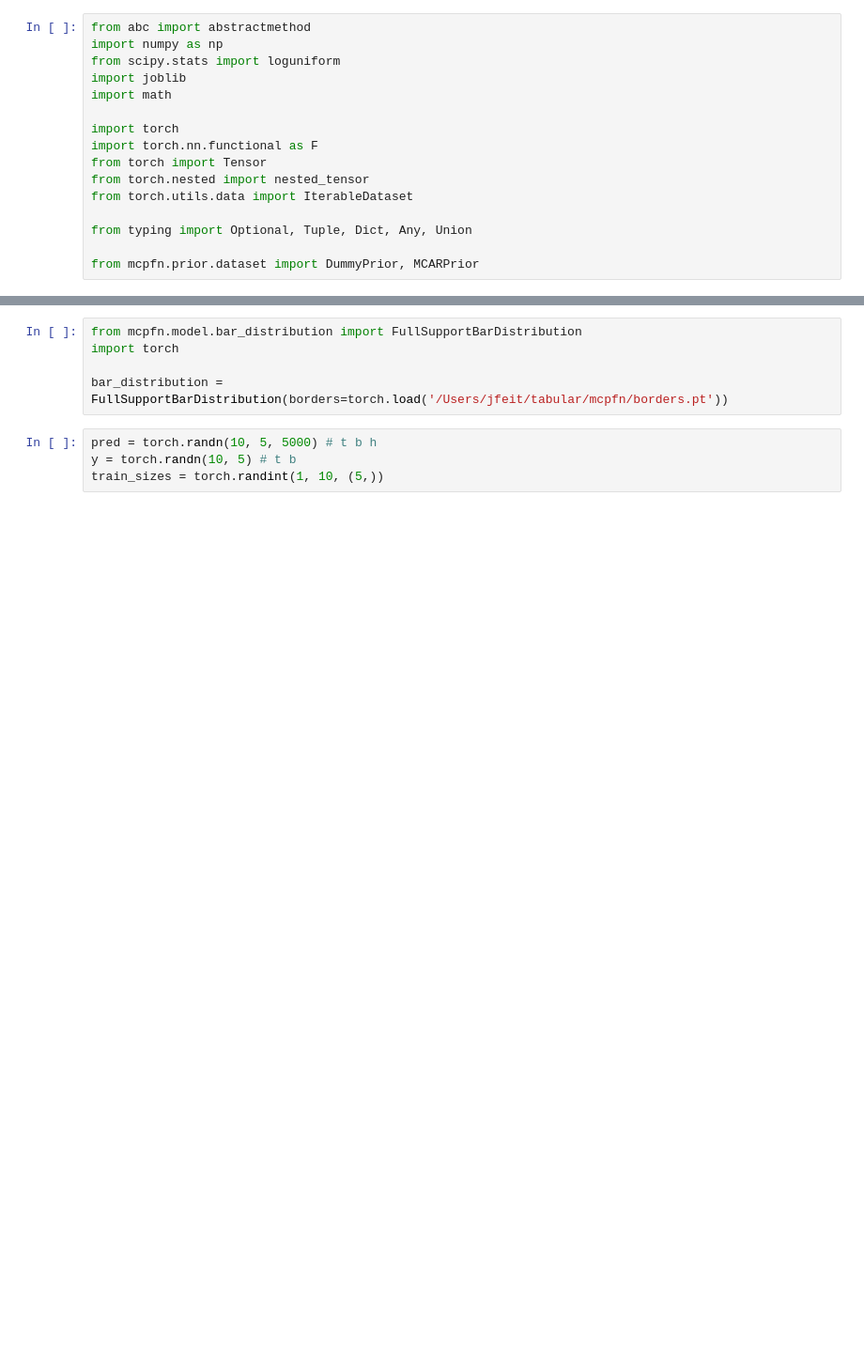
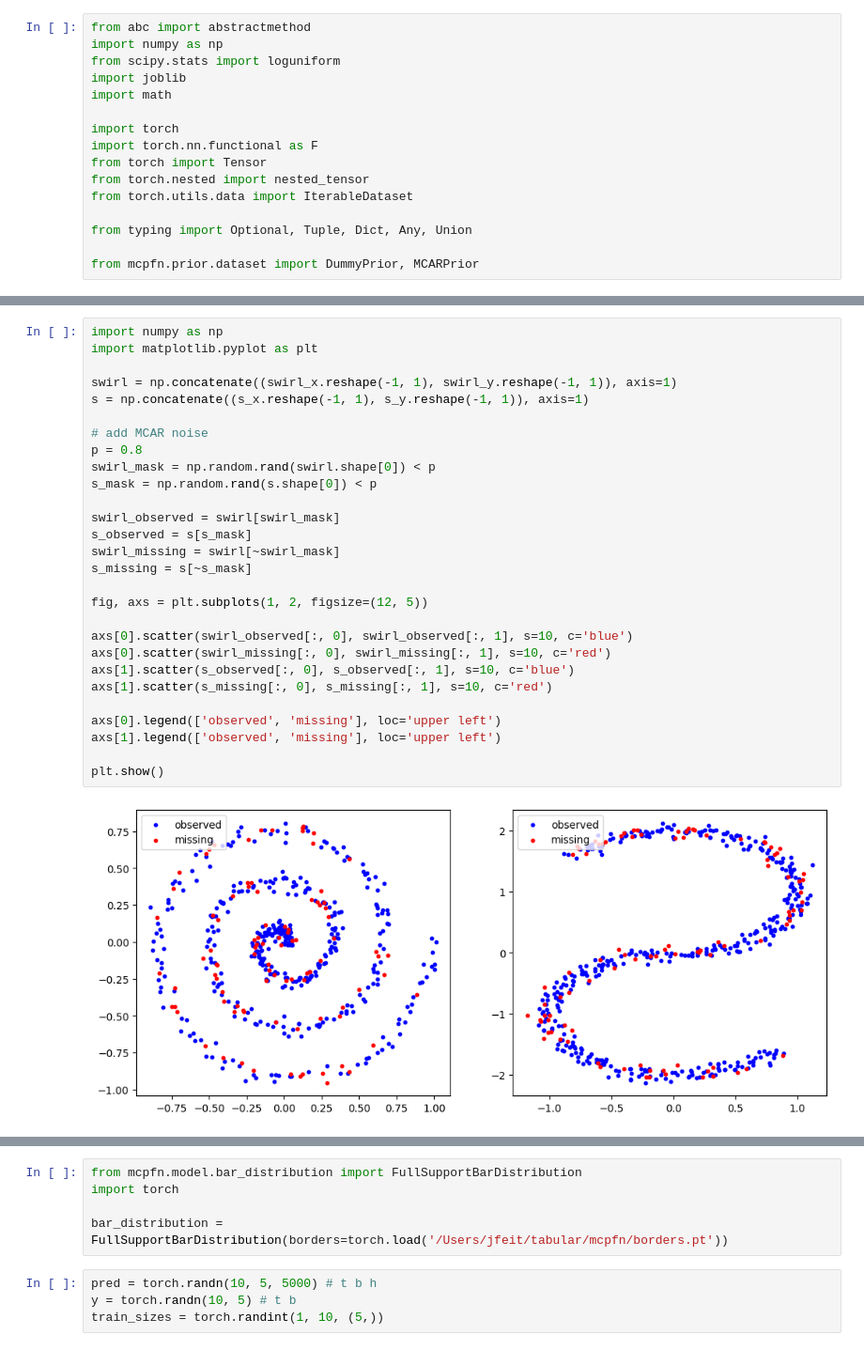
Before and after one commit to jacobf18/tabular, a Jupyter notebook: mcpfn/tests.ipynb, the cells around one changed output, grey strips where cells are left out. Shown: that part at 94% size. Cells and saved outputs as stored; diff of their text form; blank space fills up the shorter version.

```diff
--- a/mcpfn/tests.ipynb
+++ b/mcpfn/tests.ipynb
@@ -16,0 +102,30 @@ from mcpfn.prior.dataset import DummyPrior, MCARPrior
+# %%
+import numpy as np
+import matplotlib.pyplot as plt
+
+swirl = np.concatenate((swirl_x.reshape(-1, 1), swirl_y.reshape(-1, 1)), axis=1)
+s = np.concatenate((s_x.reshape(-1, 1), s_y.reshape(-1, 1)), axis=1)
+
+# add MCAR noise
+p = 0.8
+swirl_mask = np.random.rand(swirl.shape[0]) < p
+s_mask = np.random.rand(s.shape[0]) < p
+
+swirl_observed = swirl[swirl_mask]
+s_observed = s[s_mask]
+swirl_missing = swirl[~swirl_mask]
+s_missing = s[~s_mask]
+
+fig, axs = plt.subplots(1, 2, figsize=(12, 5))
+
+axs[0].scatter(swirl_observed[:, 0], swirl_observed[:, 1], s=10, c='blue')
+axs[0].scatter(swirl_missing[:, 0], swirl_missing[:, 1], s=10, c='red')
+axs[1].scatter(s_observed[:, 0], s_observed[:, 1], s=10, c='blue')
+axs[1].scatter(s_missing[:, 0], s_missing[:, 1], s=10, c='red')
+
+axs[0].legend(['observed', 'missing'], loc='upper left')
+axs[1].legend(['observed', 'missing'], loc='upper left')
+
+plt.show()
+# %% [output]
+[figure, added]
```
Also changed, not shown: parts of 8 cells of this notebook, 6 other files.
